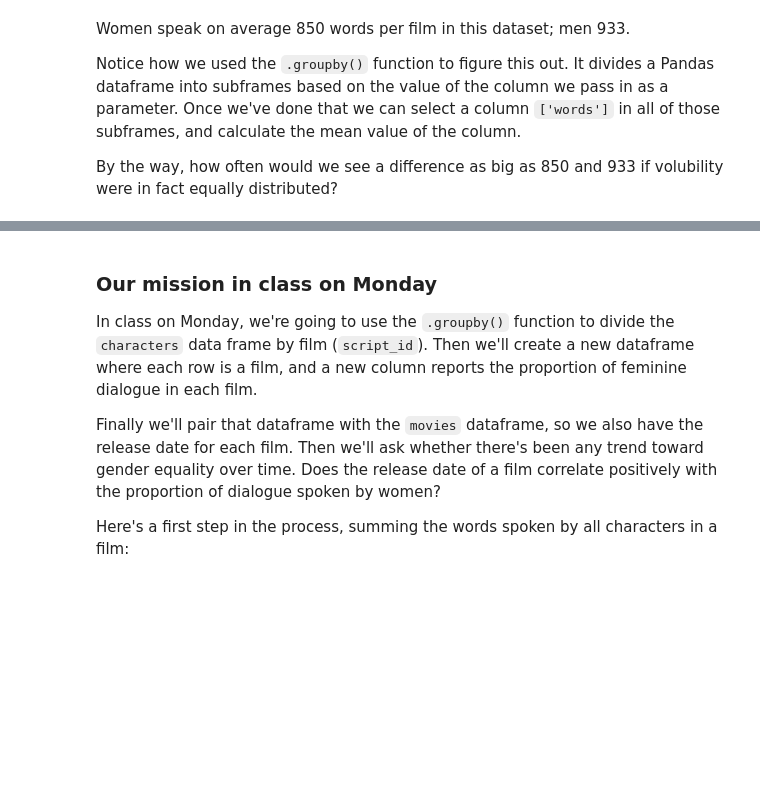
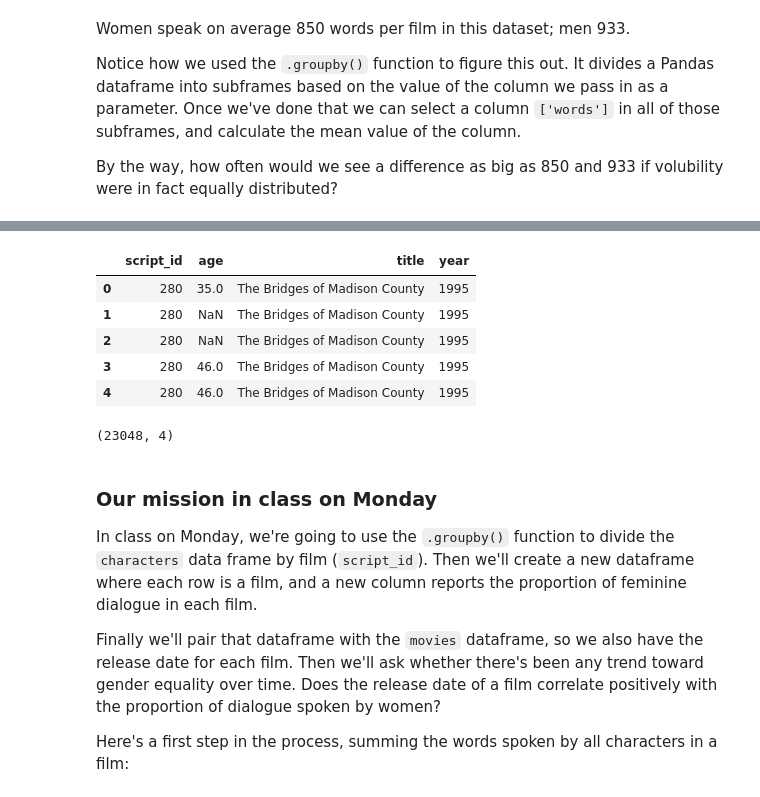
Before and after one commit to tedunderwood/is417, a Jupyter notebook: labs/Feb1Pandas/MoviesAndStatistics.ipynb, the cells around one changed output, grey strips where cells are left out. Cells and saved outputs as stored; diff of their text form; code cells hidden in the pictures; blank space fills up the shorter version.

```diff
--- a/labs/Feb1Pandas/MoviesAndStatistics.ipynb
+++ b/labs/Feb1Pandas/MoviesAndStatistics.ipynb
@@ -300,0 +372,3 @@ By the way, how often would we see a difference as big as 850 and 933 if volubil
+# %%
+frame1 = characters.loc[ : , ['script_id', 'age']]
+frame1.head()
@@ -300,0 +382,3 @@ By the way, how often would we see a difference as big as 850 and 933 if volubil
+# %%
+frame2 = movies.loc[: , ['script_id', 'title', 'year']]
+frame2.head()
@@ -300,0 +392,2 @@ By the way, how often would we see a difference as big as 850 and 933 if volubil
+# %%
+frame2 = frame2.set_index('script_id')
@@ -301,3 +404,18 @@ By the way, how often would we see a difference as big as 850 and 933 if volubil
+# %%
+newframe = frame1.join(frame2, on = 'script_id')
+# %%
+newframe.head()
+# %% [output]
+|  | script_id | age | title | year |
+| 0 | 280 | 35.0 | The Bridges of Madison County | 1995 |
+| 1 | 280 | NaN | The Bridges of Madison County | 1995 |
+| 2 | 280 | NaN | The Bridges of Madison County | 1995 |
+| 3 | 280 | 46.0 | The Bridges of Madison County | 1995 |
+| 4 | 280 | 46.0 | The Bridges of Madison County | 1995 |
+# %%
+newframe.shape
+# %% [output]
+(23048, 4)
 # %% [markdown]
 ### Our mission in class on Monday
 
```
Also changed, not shown: parts of 18 cells of this notebook, 2 other files.
